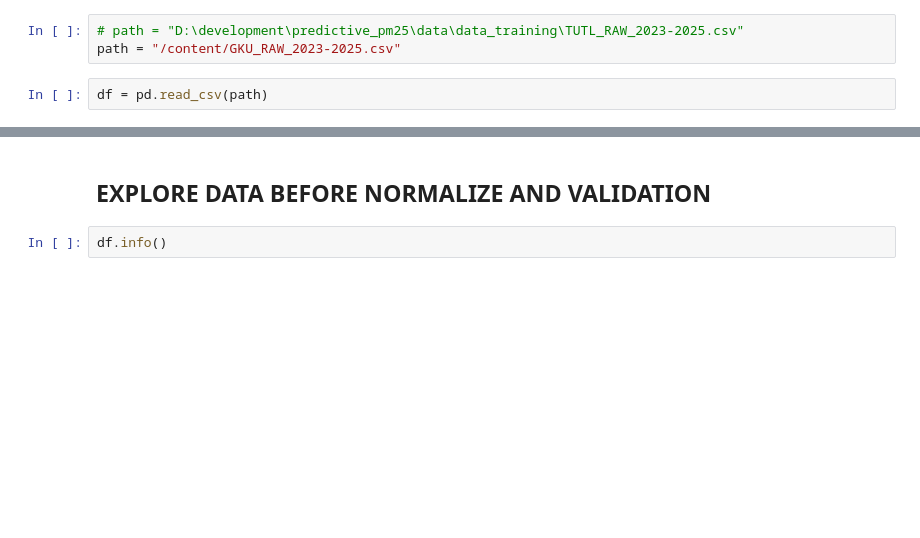
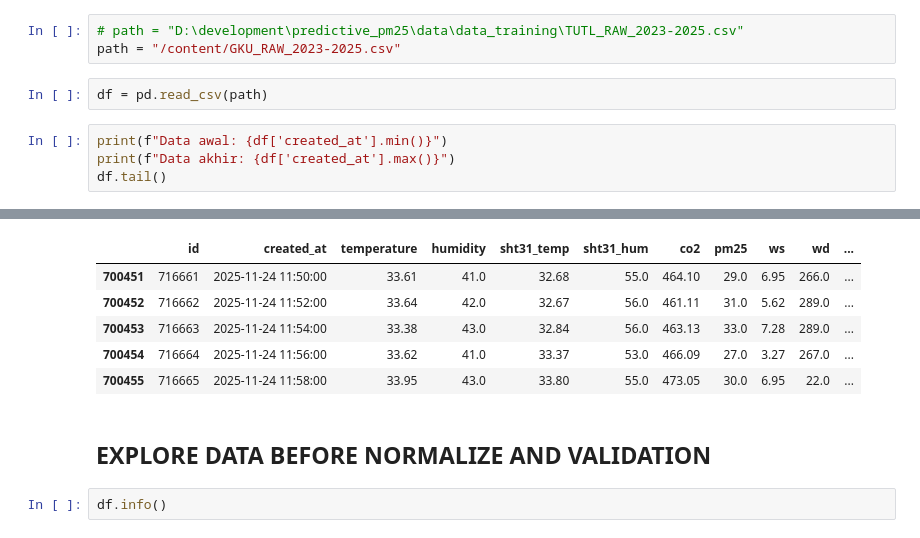
Before and after one commit to Junaidirah/predictive_pm25, a Jupyter notebook: notebook/eda_gku.ipynb, the cells around one changed output, grey strips where cells are left out. Drawn from its saved outputs; the diff is of its cells as text; blank space fills up the shorter version.

```diff
--- a/notebook/eda_gku.ipynb
+++ b/notebook/eda_gku.ipynb
@@ -10,3 +10,8 @@ import calendar
 path = "/content/GKU_RAW_2023-2025.csv"
 # %%
 df = pd.read_csv(path)
+# %%
+print(f"Data awal: {df['created_at'].min()}")
+print(f"Data akhir: {df['created_at'].max()}")
+df.tail()
+# %% [output]
@@ -13,3 +20,9 @@ df = pd.read_csv(path)
+|  | id | created_at | temperature | humidity | sht31_temp | sht31_hum | co2 | pm25 | ws | wd | ... |
+| 700451 | 716661 | 2025-11-24 11:50:00 | 33.61 | 41.0 | 32.68 | 55.0 | 464.10 | 29.0 | 6.95 | 266.0 | ... |
+| 700452 | 716662 | 2025-11-24 11:52:00 | 33.64 | 42.0 | 32.67 | 56.0 | 461.11 | 31.0 | 5.62 | 289.0 | ... |
+| 700453 | 716663 | 2025-11-24 11:54:00 | 33.38 | 43.0 | 32.84 | 56.0 | 463.13 | 33.0 | 7.28 | 289.0 | ... |
+| 700454 | 716664 | 2025-11-24 11:56:00 | 33.62 | 41.0 | 33.37 | 53.0 | 466.09 | 27.0 | 3.27 | 267.0 | ... |
+| 700455 | 716665 | 2025-11-24 11:58:00 | 33.95 | 43.0 | 33.80 | 55.0 | 473.05 | 30.0 | 6.95 | 22.0 | ... |
 # %% [markdown]
 ## EXPLORE DATA BEFORE NORMALIZE AND VALIDATION
 # %%
```
Also changed, not shown: parts of 22 cells of this notebook.
